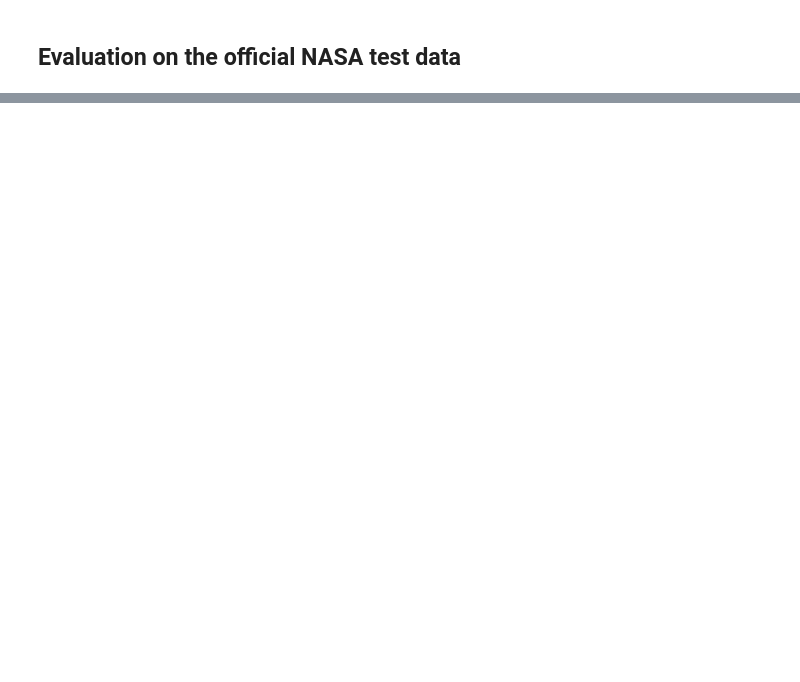
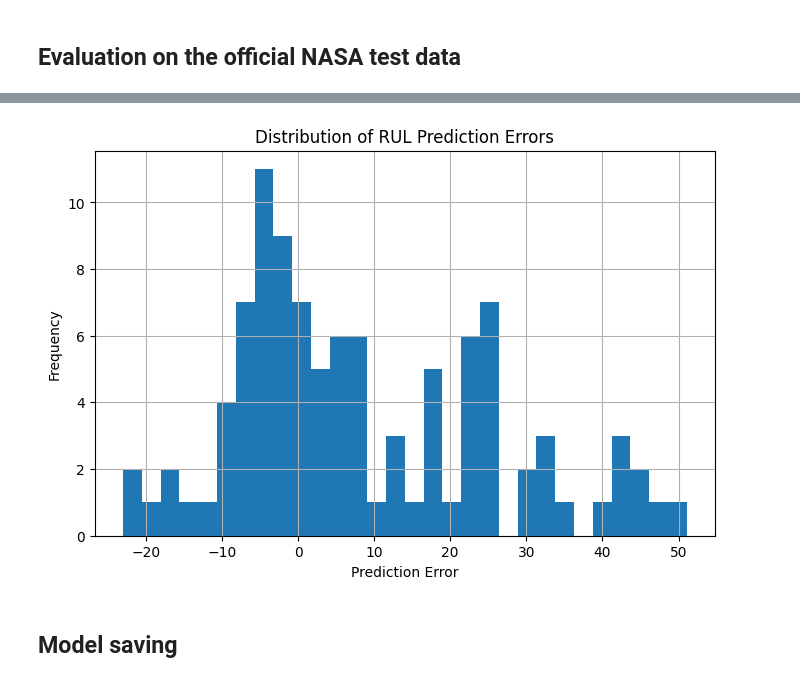
Before and after one commit to Vishwa7773/Turbofan-Jet-Engine-Life-Cycle-Prediction, a Jupyter notebook: EngineLifeCyclePrediction.ipynb, the cells around one changed output, grey strips where cells are left out. Drawn from its saved outputs; the diff is of its cells as text; code cells hidden in the pictures; blank space fills up the shorter version.

```diff
--- a/EngineLifeCyclePrediction.ipynb
+++ b/EngineLifeCyclePrediction.ipynb
@@ -578,0 +675,13 @@ plt.show()
+# %%
+errors = y_test_final - y_pred_final
+plt.figure(figsize=(8,5))
+plt.hist(errors, bins=30)
+plt.xlabel('Prediction Error')
+plt.ylabel('Frequency')
+plt.title('Distribution of RUL Prediction Errors')
+plt.grid()
+plt.show()
+# %% [output]
+[figure, added]
+# %% [markdown]
+## Model saving
```
Also changed, not shown: parts of 25 cells of this notebook.
